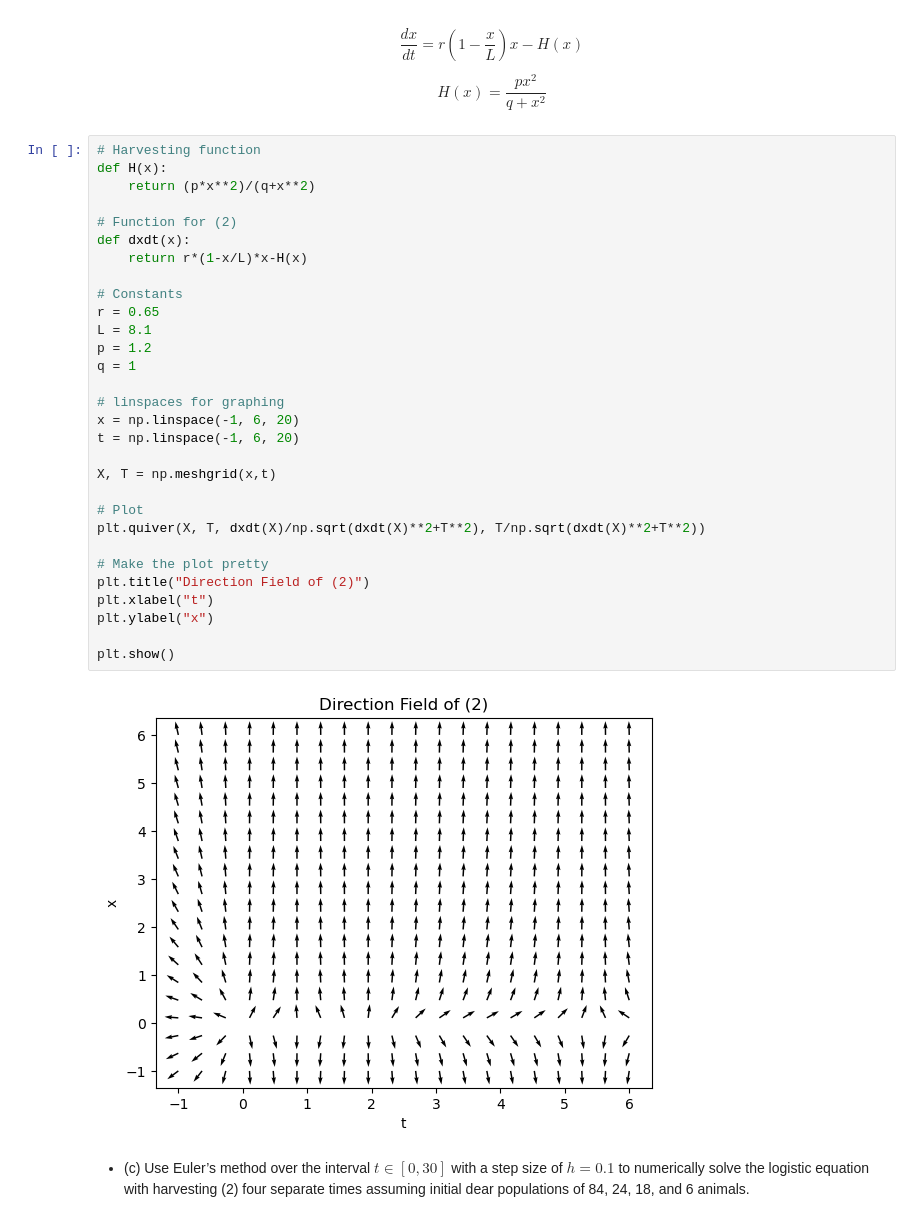
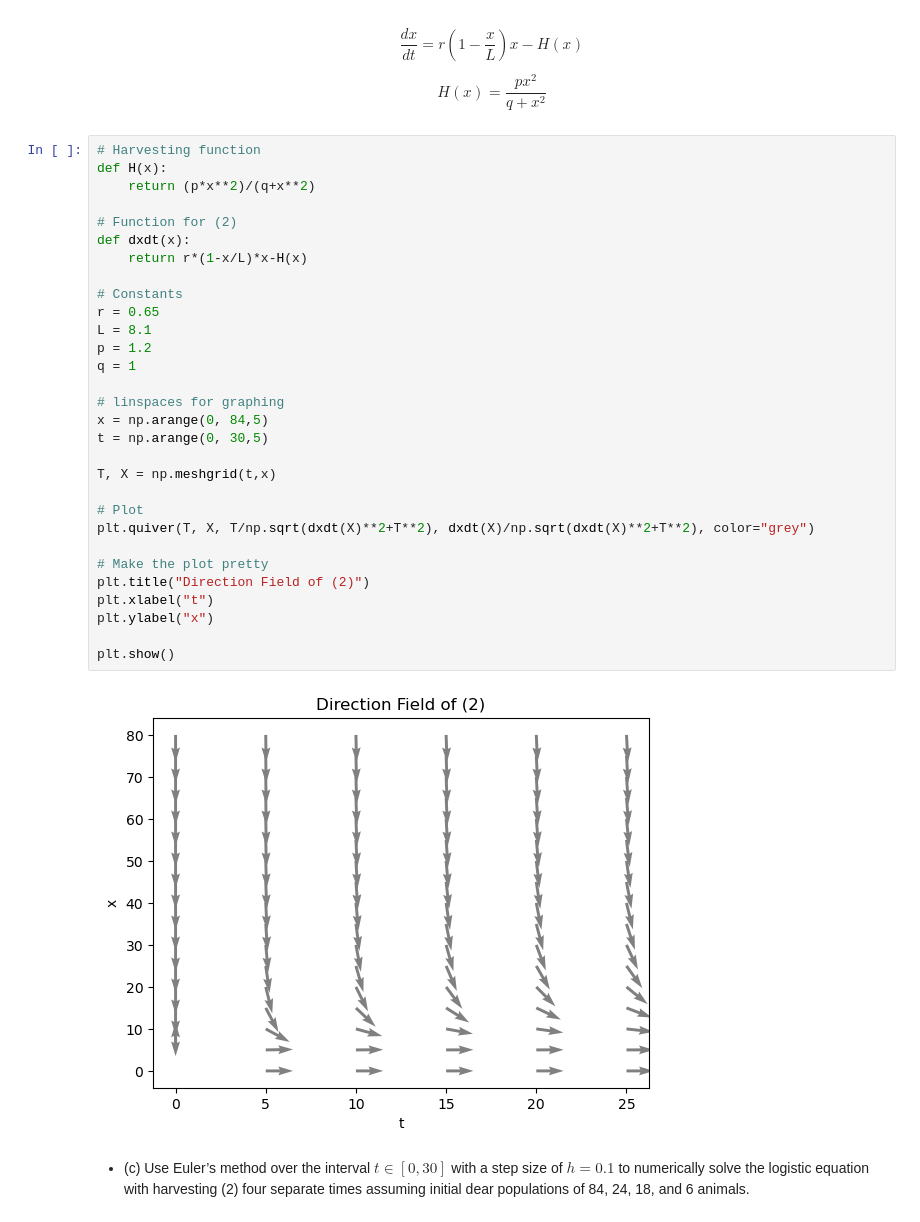
Before and after one commit to scottito/DiffEqProj1, a Jupyter notebook: Project1.ipynb, the cells around one changed output. Cells and saved outputs as stored; diff of their text form.

```diff
--- a/Project1.ipynb
+++ b/Project1.ipynb
@@ -287,35 +287,35 @@ H(x) = \frac{px^2}{q+x^2}
 # %%
 # Harvesting function
 def H(x):
     return (p*x**2)/(q+x**2)
 
 # Function for (2)
 def dxdt(x):
     return r*(1-x/L)*x-H(x)
 
 # Constants
 r = 0.65
 L = 8.1
 p = 1.2
 q = 1
 
 # linspaces for graphing
-x = np.linspace(-1, 6, 20)
-t = np.linspace(-1, 6, 20)
+x = np.arange(0, 84,5)
+t = np.arange(0, 30,5)
 
-X, T = np.meshgrid(x,t)
+T, X = np.meshgrid(t,x)
 
 # Plot
-plt.quiver(X, T, dxdt(X)/np.sqrt(dxdt(X)**2+T**2), T/np.sqrt(dxdt(X)**2+T**2))
+plt.quiver(T, X, T/np.sqrt(dxdt(X)**2+T**2), dxdt(X)/np.sqrt(dxdt(X)**2+T**2), color="grey")
 
 # Make the plot pretty
 plt.title("Direction Field of (2)")
 plt.xlabel("t")
 plt.ylabel("x")
 
 plt.show()
 # %% [output]
-[figure, old version]
+[figure, new version]
 # %% [markdown]
 - (c) Use Euler’s method over the interval $t \in [0,30]$ with a step size of $h = 0.1$ to numerically solve the logistic equation with harvesting (2) four separate times assuming initial dear populations of 84, 24, 18, and 6 animals.
 # %%
```
Also changed, not shown: parts of 14 cells of this notebook.
